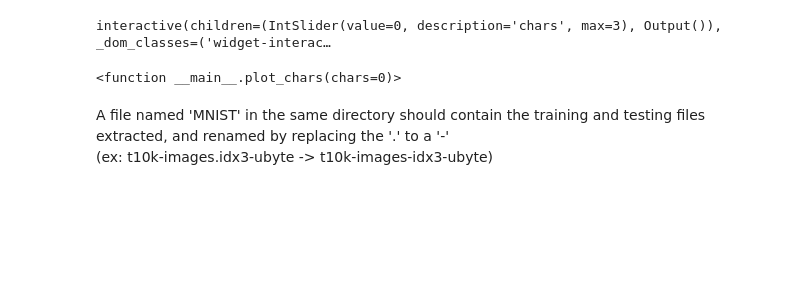
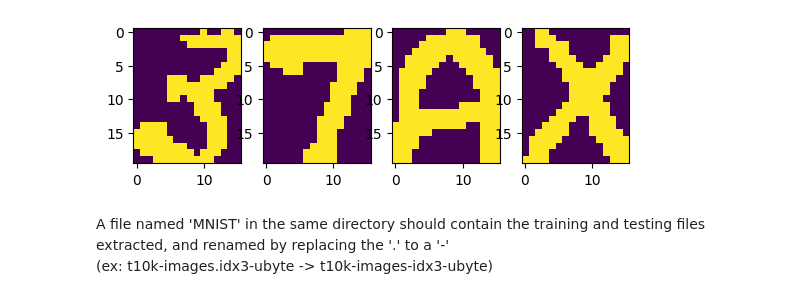
Before and after one commit to Hadiosj/Deep_Learning2, a Jupyter notebook: my_work.ipynb, the cells around one changed output. Drawn from its saved outputs; the diff is of its cells as text; code cells hidden in the pictures; blank space fills up the shorter version.

```diff
--- a/my_work.ipynb
+++ b/my_work.ipynb
@@ -21,15 +22,13 @@ def lire_alpha_digit(digits, chars):
 # %%
 digits = scipy.io.loadmat('binaryalphadigs.mat')['dat']
 
 selected_digits = lire_alpha_digit(digits, ['3', '7', 'A', '-5', 'cb', 'X']) # -5 and 'cb' won't be taken into consideration
 
-def plot_chars(chars=0):
-    plt.imshow(selected_digits[chars][15])
-    plt.show()
-interact(plot_chars, chars=(0,selected_digits.shape[0]-1))
+fig, axs = plt.subplots(1, selected_digits.shape[0])
+for char in range(selected_digits.shape[0]):
+    axs[char].imshow(selected_digits[char][7])
 # %% [output]
-interactive(children=(IntSlider(value=0, description='chars', max=3), Output()), _dom_classes=('widget-interac…
-<function __main__.plot_chars(chars=0)>
+[figure, added]
 # %% [markdown]
 A file named 'MNIST' in the same directory should contain the training and testing files extracted, and renamed by replacing the '.' to a '-' <br>
 (ex: t10k-images.idx3-ubyte -> t10k-images-idx3-ubyte)
```
Also changed, not shown: parts of 11 cells of this notebook.
